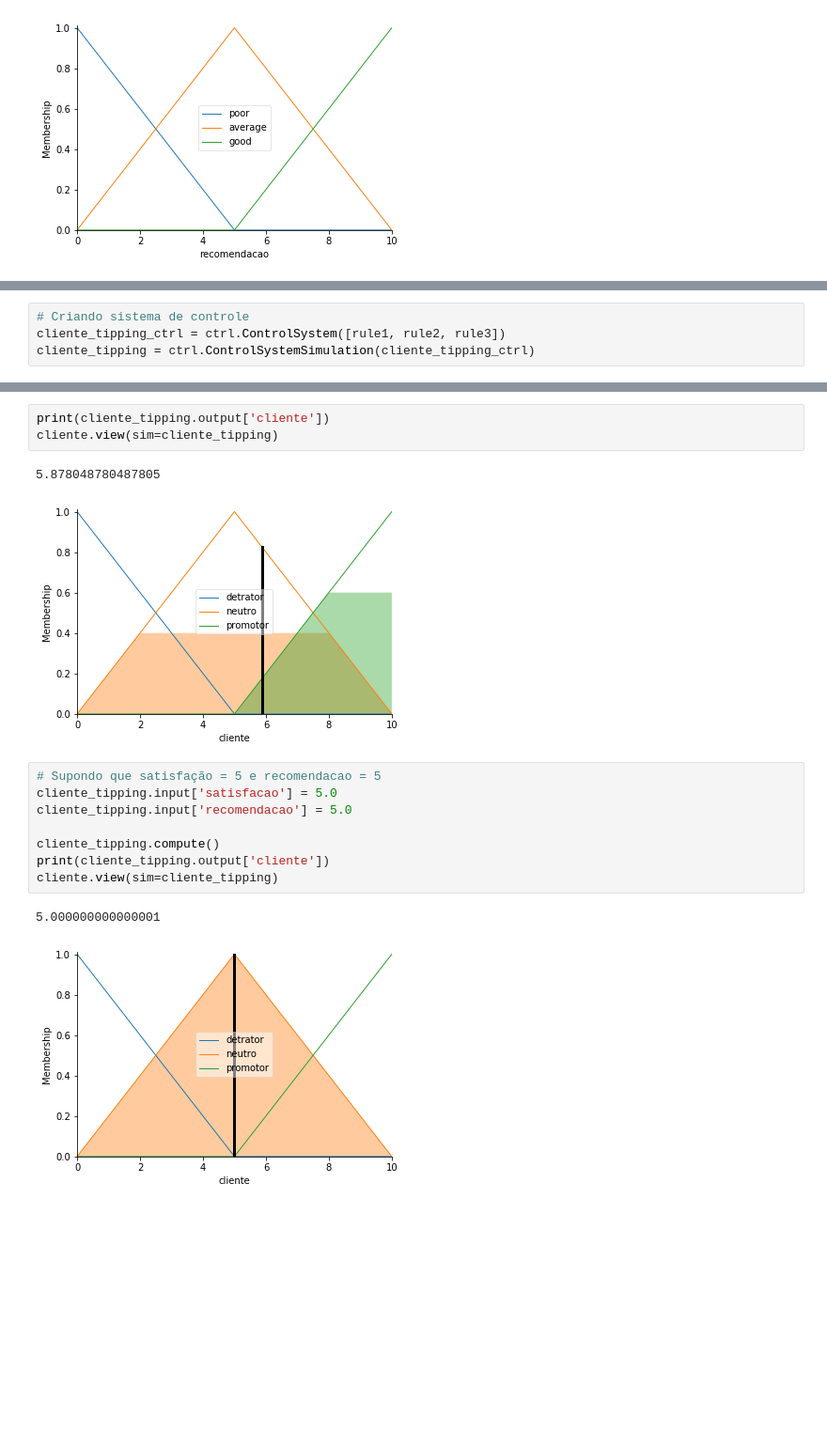
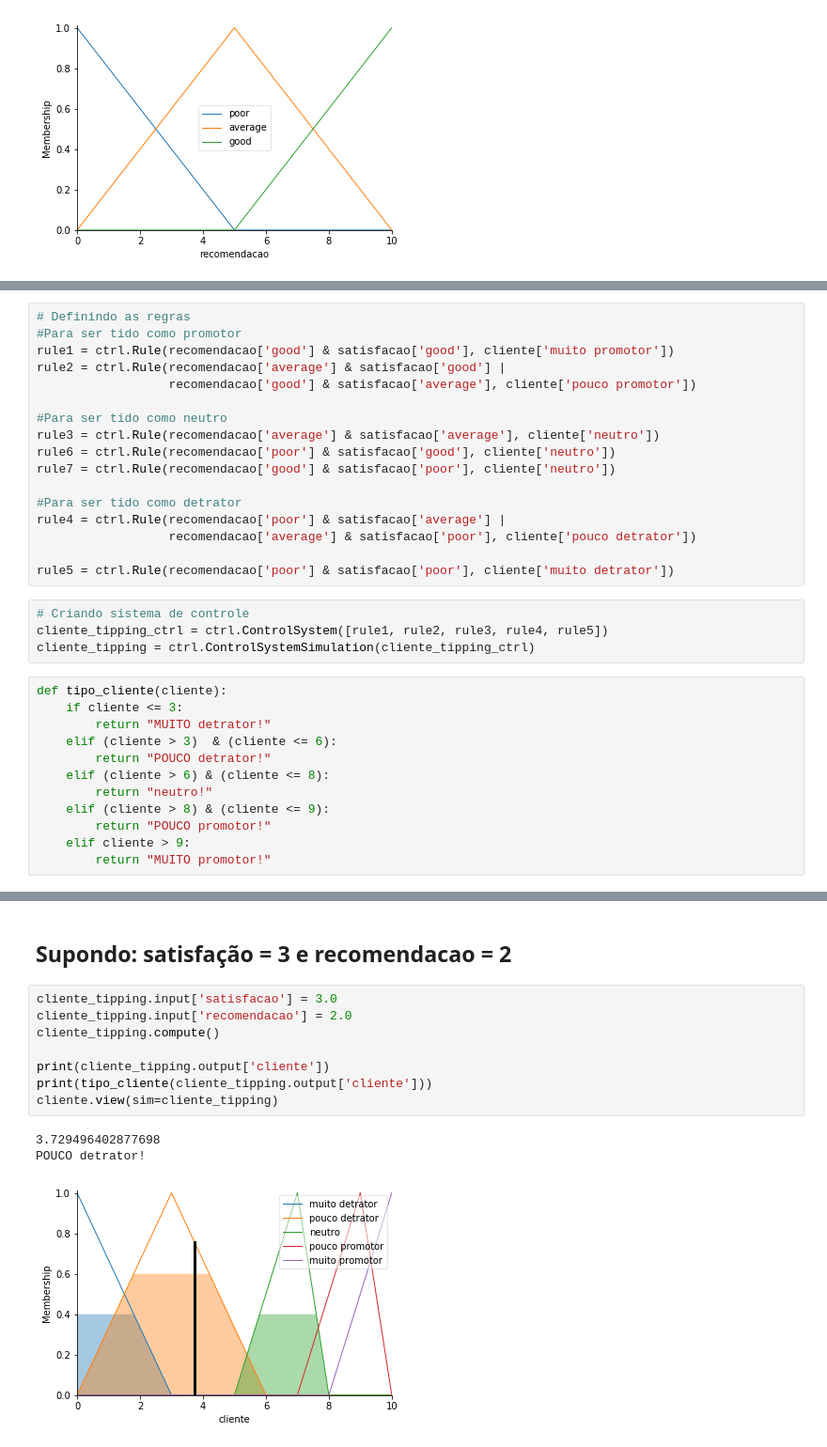
Before and after one commit to douglassc1999/Fuzzy-Logic-Examples, a Jupyter notebook: Problema Fuzzy com NPS.ipynb, the cells around one changed output, grey strips where cells are left out. Shown at 94% size. Cells and saved outputs as stored; diff of their text form; blank space fills up the shorter version.

```diff
--- a/Problema Fuzzy com NPS.ipynb
+++ b/Problema Fuzzy com NPS.ipynb
@@ -69,4 +51,33 @@ plt.show()
+# %%
+# Definindo as regras
+#Para ser tido como promotor
+rule1 = ctrl.Rule(recomendacao['good'] & satisfacao['good'], cliente['muito promotor'])
+rule2 = ctrl.Rule(recomendacao['average'] & satisfacao['good'] |
+                  recomendacao['good'] & satisfacao['average'], cliente['pouco promotor'])
+
+#Para ser tido como neutro
+rule3 = ctrl.Rule(recomendacao['average'] & satisfacao['average'], cliente['neutro'])
+rule6 = ctrl.Rule(recomendacao['poor'] & satisfacao['good'], cliente['neutro'])
+rule7 = ctrl.Rule(recomendacao['good'] & satisfacao['poor'], cliente['neutro'])
+
+#Para ser tido como detrator
+rule4 = ctrl.Rule(recomendacao['poor'] & satisfacao['average'] |
+                  recomendacao['average'] & satisfacao['poor'], cliente['pouco detrator'])
+
+rule5 = ctrl.Rule(recomendacao['poor'] & satisfacao['poor'], cliente['muito detrator'])
 # %%
 # Criando sistema de controle
-cliente_tipping_ctrl = ctrl.ControlSystem([rule1, rule2, rule3])
+cliente_tipping_ctrl = ctrl.ControlSystem([rule1, rule2, rule3, rule4, rule5])
 cliente_tipping = ctrl.ControlSystemSimulation(cliente_tipping_ctrl)
+# %%
+def tipo_cliente(cliente):
+    if cliente <= 3:
+        return "MUITO detrator!"
+    elif (cliente > 3)  & (cliente <= 6):
+        return "POUCO detrator!"
+    elif (cliente > 6) & (cliente <= 8):
+        return "neutro!"
+    elif (cliente > 8) & (cliente <= 9):
+        return "POUCO promotor!"
+    elif cliente > 9:
+        return "MUITO promotor!"
@@ -79,17 +98,14 @@ cliente_tipping.compute()
-# %%
-print(cliente_tipping.output['cliente'])
-cliente.view(sim=cliente_tipping)
-# %% [output]
-5.878048780487805
-[figure, removed]
+# %% [markdown]
+## Supondo: satisfação = 3 e recomendacao = 2
 # %%
-# Supondo que satisfação = 5 e recomendacao = 5
-cliente_tipping.input['satisfacao'] = 5.0
-cliente_tipping.input['recomendacao'] = 5.0
+cliente_tipping.input['satisfacao'] = 3.0
+cliente_tipping.input['recomendacao'] = 2.0
+cliente_tipping.compute()
 
-cliente_tipping.compute()
 print(cliente_tipping.output['cliente'])
+print(tipo_cliente(cliente_tipping.output['cliente']))
 cliente.view(sim=cliente_tipping)
 # %% [output]
-5.000000000000001
+3.729496402877698
+POUCO detrator!
-[figure, old version]
+[figure, new version]
```
Also changed, not shown: parts of 18 cells of this notebook.
